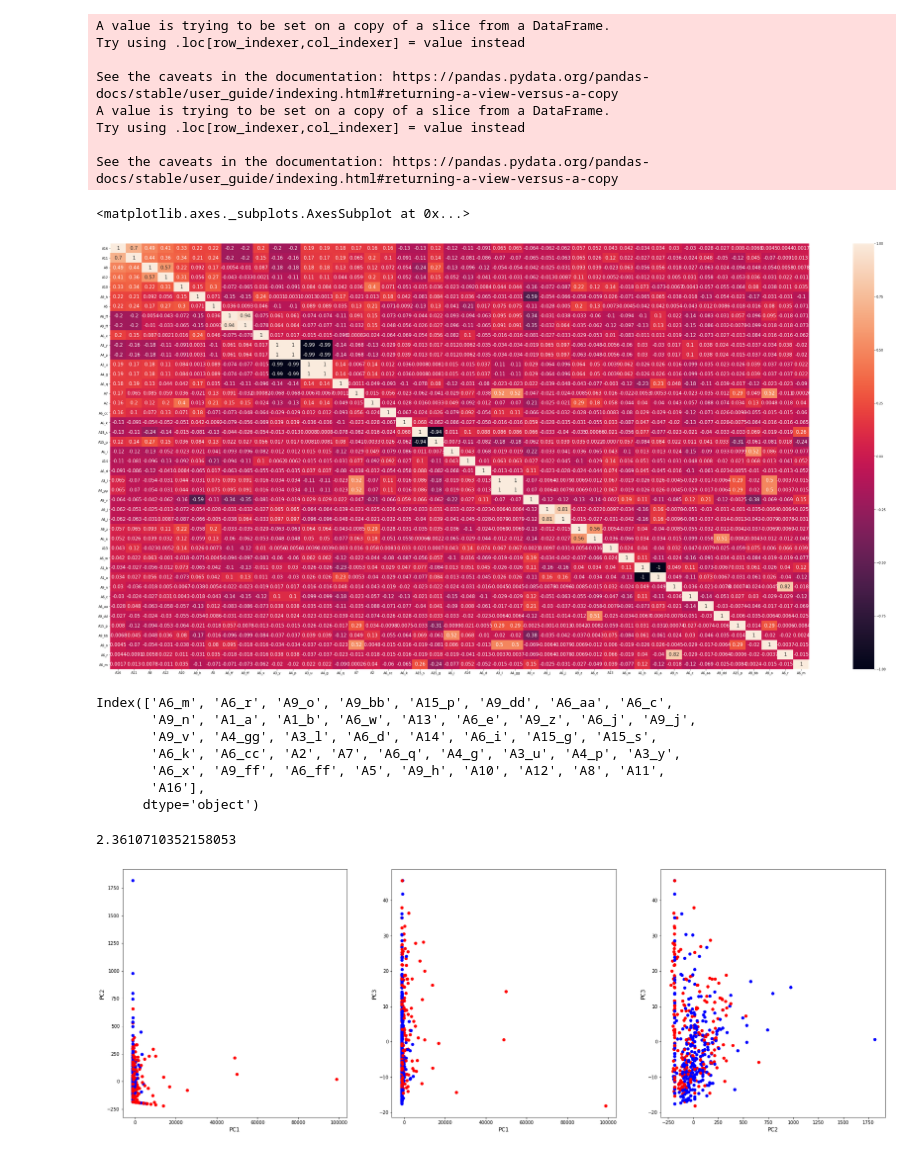
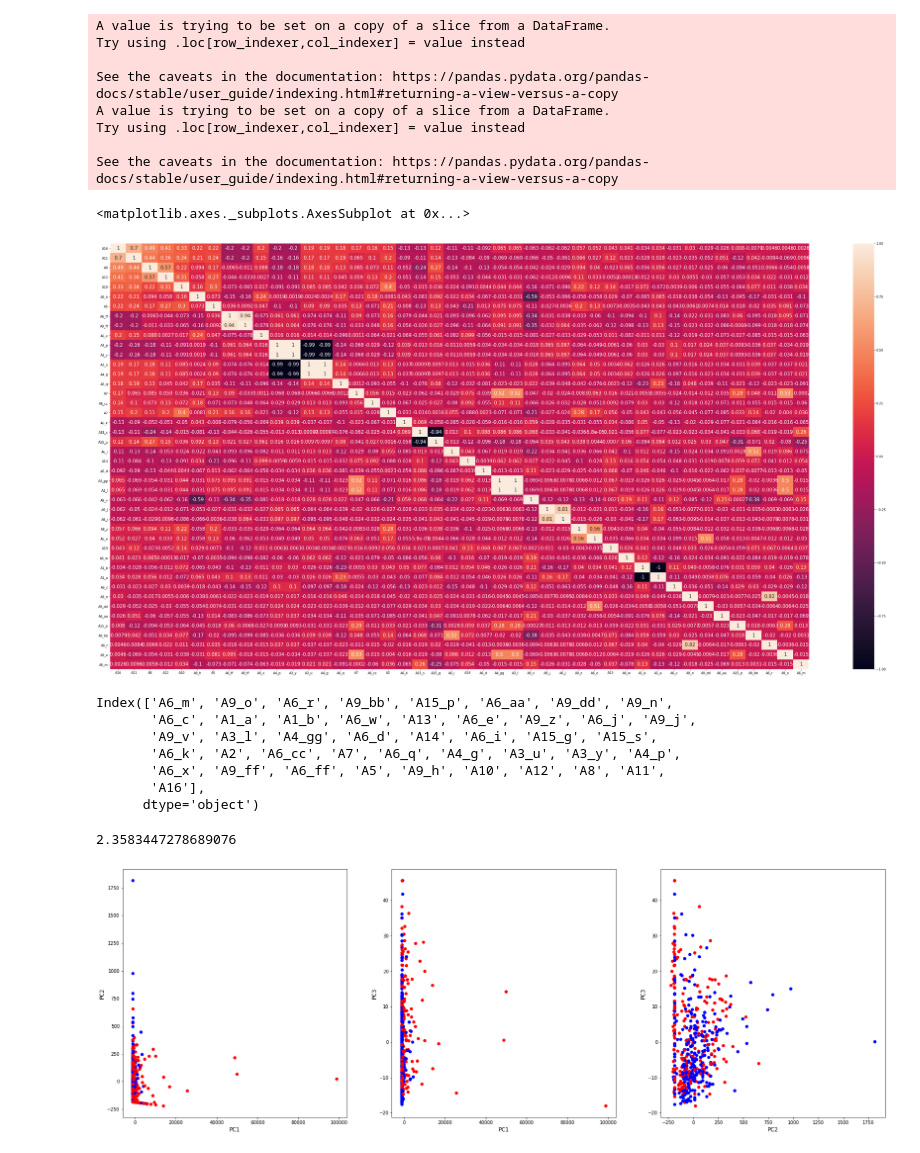
Before and after one commit to ImeshEkanayake/Credit-approval-Prediction, a Jupyter notebook: PreProcessing .ipynb, the cells around one changed output. Saved outputs shown, nothing was run; the diff lists cells and outputs as text; code cells hidden in the pictures.

```diff
--- a/PreProcessing .ipynb
+++ b/PreProcessing .ipynb
@@ -118,7 +118,7 @@ DJTest= pd.DataFrame(data=np.array(DJTest),columns=new_att)
 Pre_Test =  pd.concat([Tdata.loc[:,p_d],DJTest ], axis=1, join='inner')
 # %%
 #=====================================================================================
-#             Fill the missing values of Test Data and Training Data
+#       Fill the missing values of Test Data and Training Data by KNN Imputer
 #=====================================================================================
 import numpy as np
 from sklearn.impute import KNNImputer
@@ -129,7 +129,7 @@ Before_filling=Before_filling.replace('?',np.NaN) #remove \t from data
 
 subdata_in = Before_filling.loc[:,p_f]
 
-imputer = KNNImputer(n_neighbors=400)
+imputer = KNNImputer(n_neighbors=10)
 subData=imputer.fit_transform(subdata_in)
 
 D=dict()
@@ -181,14 +184,14 @@ corrMatrix = df.corr()
 sn.heatmap(corrMatrix, annot=True,annot_kws={"size": 15},ax=ax)
 # %% [output]
 <matplotlib.axes._subplots.AxesSubplot at 0x...>
-[figure, old version]
+[figure, new version]
 # %%
 t_cor
 # %% [output]
-Index(['A6_m', 'A6_r', 'A9_o', 'A9_bb', 'A15_p', 'A9_dd', 'A6_aa', 'A6_c',
-       'A9_n', 'A1_a', 'A1_b', 'A6_w', 'A13', 'A6_e', 'A9_z', 'A6_j', 'A9_j',
-       'A9_v', 'A4_gg', 'A3_l', 'A6_d', 'A14', 'A6_i', 'A15_g', 'A15_s',
-       'A6_k', 'A6_cc', 'A2', 'A7', 'A6_q', 'A4_g', 'A3_u', 'A4_p', 'A3_y',
+Index(['A6_m', 'A9_o', 'A6_r', 'A9_bb', 'A15_p', 'A6_aa', 'A9_dd', 'A9_n',
+       'A6_c', 'A1_a', 'A1_b', 'A6_w', 'A13', 'A6_e', 'A9_z', 'A6_j', 'A9_j',
+       'A9_v', 'A3_l', 'A4_gg', 'A6_d', 'A14', 'A6_i', 'A15_g', 'A15_s',
+       'A6_k', 'A2', 'A6_cc', 'A7', 'A6_q', 'A4_g', 'A3_u', 'A3_y', 'A4_p',
        'A6_x', 'A9_ff', 'A6_ff', 'A5', 'A9_h', 'A10', 'A12', 'A8', 'A11',
        'A16'],
       dtype='object')
@@ -196,6 +199,7 @@ Index(['A6_m', 'A6_r', 'A9_o', 'A9_bb', 'A15_p', 'A9_dd', 'A6_aa', 'A6_c',
 #=====================================================================================
 #                      Apply PCA to Training Data
 #=====================================================================================
+#        OUTPUTs are    principal_TestDf amd principal_Df
 from sklearn.preprocessing import StandardScaler
 from sklearn.decomposition import PCA
 
@@ -207,35 +211,42 @@ pca=PCA(n_components=8, copy=True, whiten=False, svd_solver='auto', tol=0.01,
                           iterated_power='auto')
 
 principalComponents = pca.fit_transform(subData)
 principalDf = pd.DataFrame(data = principalComponents
              , columns = ['PC1', 'PC2','PC3','PC4', 'PC5','PC6','PC7','PC8'])
 
 principalDf = principalDf.join(Data["A16"])
 
 corrMatrix = principalDf.corr()
 cls=(abs(corrMatrix['A16']))
 print(sum(cls))
 
+
+principalComponents_Test= pca.transform(Test)
+principal_TestDf = pd.DataFrame(data = principalComponents_Test
+             , columns = ['PC1', 'PC2','PC3','PC4', 'PC5','PC6','PC7','PC8'])
+#=====================================================================================
+#                      Plotting PCA - Training Data
+#=====================================================================================
 matrix=principalDf
 k=Data["A16"]
 
 fig, ax = plt.subplots(nrows = 1, ncols = 3,figsize=(30,10))
 scatter1 =ax[0].scatter(np.array(matrix['PC1']), np.array(matrix['PC2']), c=np.array(Data["A16"]), cmap="bwr")
 scatter2 =ax[1].scatter(np.array(matrix['PC1']), np.array(matrix['PC3']), c=np.array(Data["A16"]), cmap="bwr")
 scatter3 =ax[2].scatter(np.array(matrix['PC2']), np.array(matrix['PC3']), c=np.array(Data["A16"]), cmap="bwr")
 
 ax[0].set_xlabel("PC1",fontsize=12);
 ax[0].set_ylabel("PC2",fontsize=12);
 
 ax[1].set_xlabel("PC1",fontsize=12);
 ax[1].set_ylabel("PC3",fontsize=12);
 
 ax[2].set_xlabel("PC2",fontsize=12);
 ax[2].set_ylabel("PC3",fontsize=12);
 plt.show()
 # %% [output]
-2.3610710352158053
+2.3583447278689076
-[figure, old version]
+[figure, new version]
 # %%
 #=====================================================================================
 #                           Visualize PCA Correlation
```
Also changed, not shown: parts of 4 cells of this notebook.
